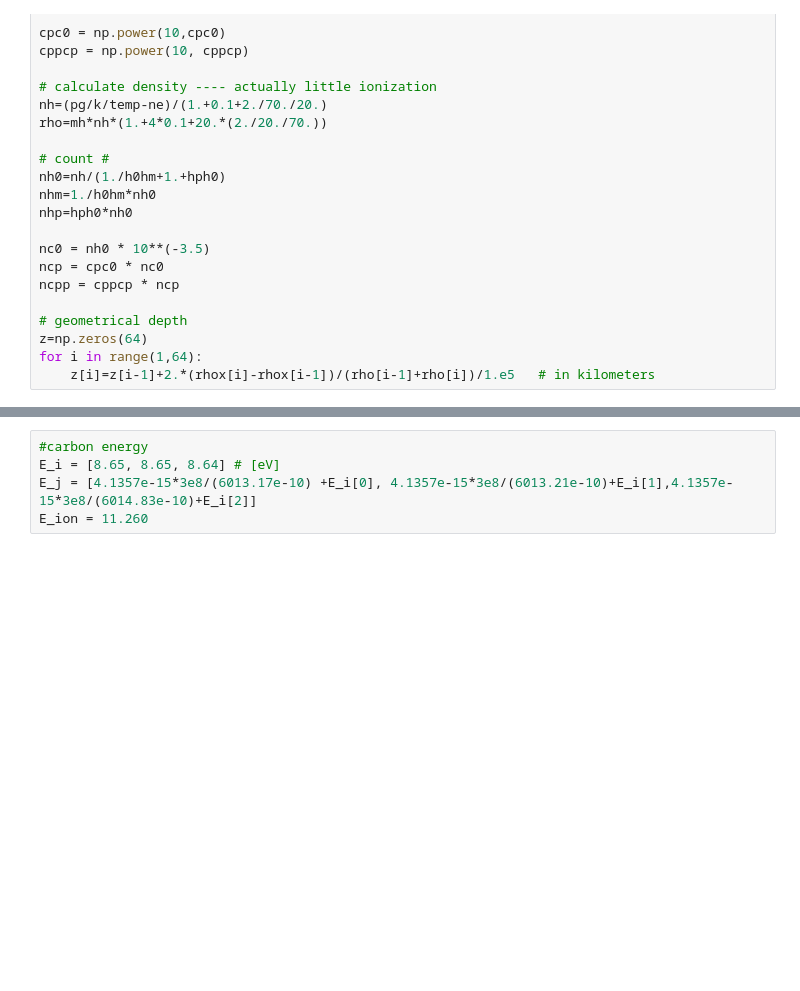
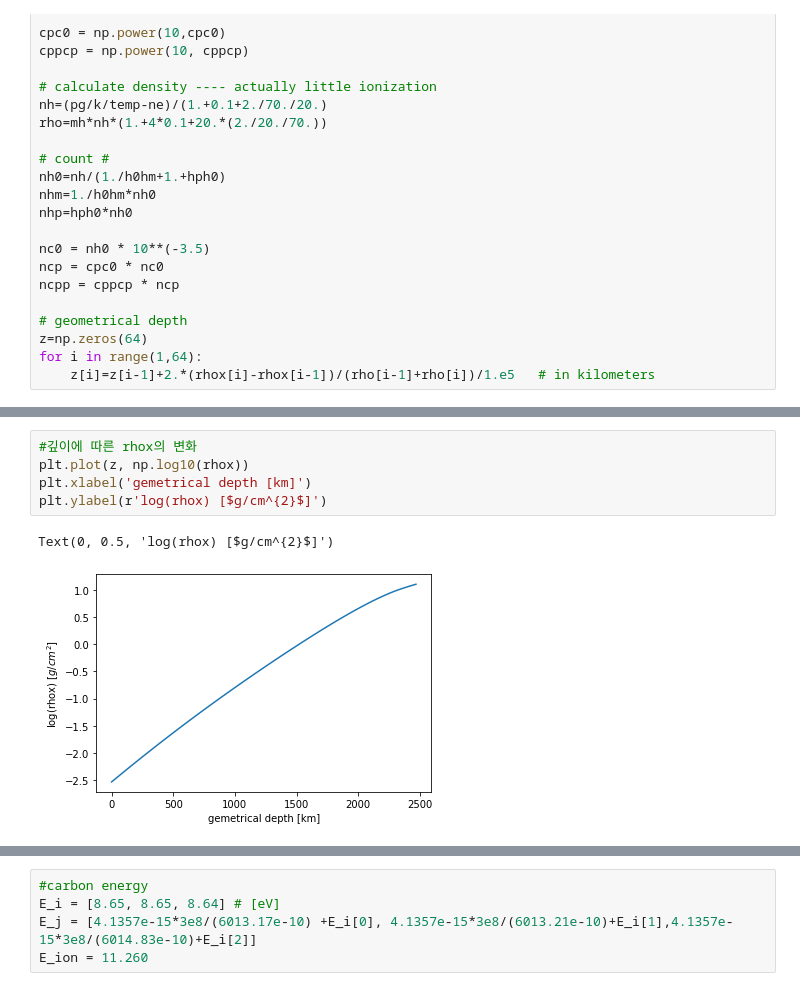
Before and after one commit to eunheeko/stellar_astrophysics, a Jupyter notebook: hw3&hw4.ipynb, the cells around one changed output, grey strips where cells are left out. Drawn from its saved outputs; the diff is of its cells as text; blank space fills up the shorter version.

```diff
--- a/hw3&hw4.ipynb
+++ b/hw3&hw4.ipynb
@@ -105,0 +129,8 @@ for i in range(1,64):
+# %%
+#깊이에 따른 rhox의 변화
+plt.plot(z, np.log10(rhox))
+plt.xlabel('gemetrical depth [km]')
+plt.ylabel(r'log(rhox) [$g/cm^{2}$]')
+# %% [output]
+Text(0, 0.5, 'log(rhox) [$g/cm^{2}$]')
+[figure, added]
```
Also changed, not shown: parts of 77 cells of this notebook.
